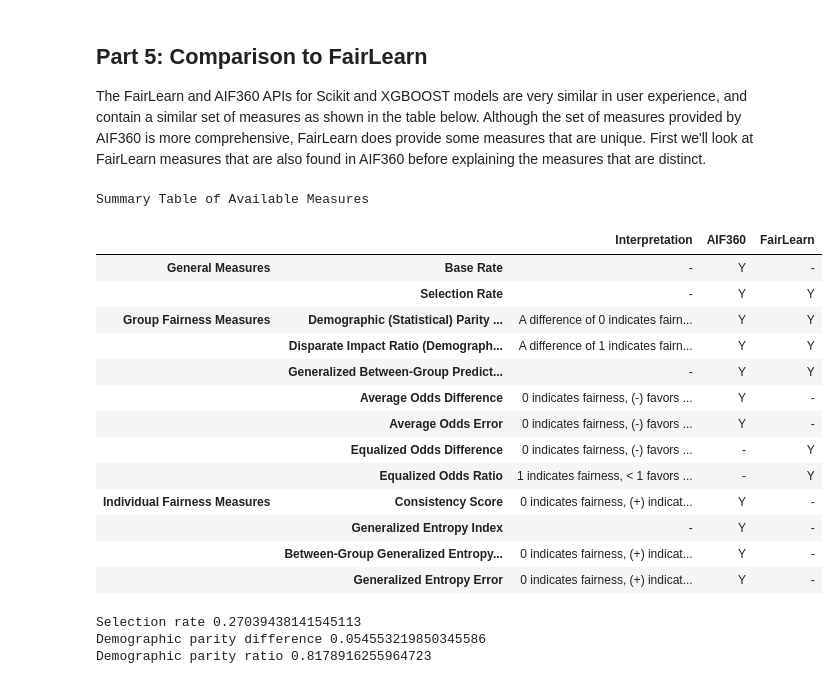
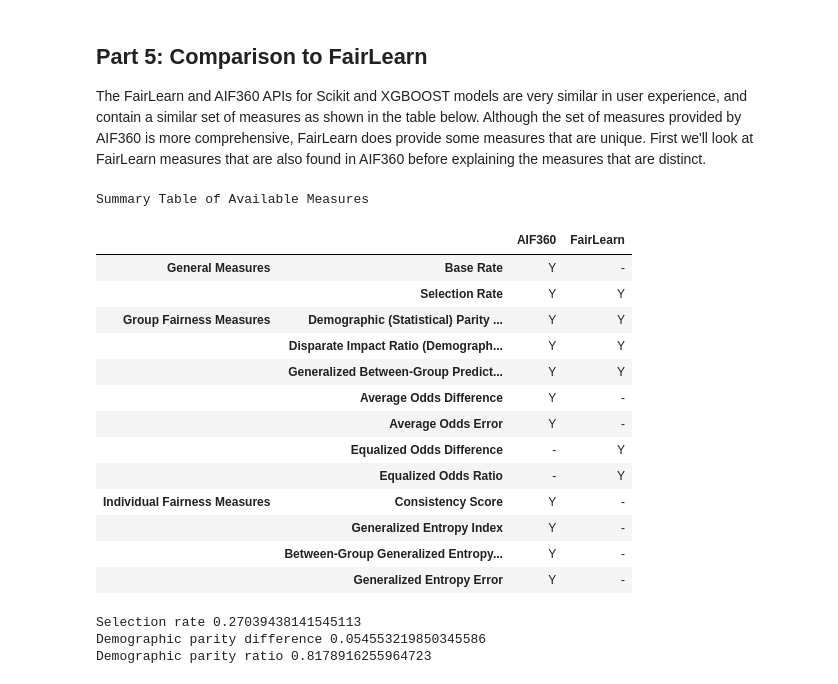
Before and after one commit to KenSciResearch/fairMLHealth, a Jupyter notebook: kdd_fairness_bias/kdd_fairness_in_healthcare_tutorial.ipynb, the cells around one changed output. Drawn from its saved outputs; the diff is of its cells as text; code cells hidden in the pictures.

Commit message:
added more comprehensive tables

```diff
--- a/kdd_fairness_bias/kdd_fairness_in_healthcare_tutorial.ipynb
+++ b/kdd_fairness_bias/kdd_fairness_in_healthcare_tutorial.ipynb
@@ -450,23 +468,23 @@ The FairLearn and AIF360 APIs for Scikit and XGBOOST models are very similar in
 # %%
 # Print Summary Table of Available Measures
 print("Summary Table of Available Measures")
-tutorial_helpers.print_table_of_measures()
+tutorial_helpers.print_table_of_measure_availability()
 # %% [output]
 Summary Table of Available Measures
-|  |  | Interpretation | AIF360 | FairLearn |
-| General Measures | Base Rate | - | Y | - |
-|  | Selection Rate | - | Y | Y |
-| Group Fairness Measures | Demographic (Statistical) Parity ... | A difference of 0 indicates fairn... | Y | Y |
-|  | Disparate Impact Ratio (Demograph... | A difference of 1 indicates fairn... | Y | Y |
-|  | Generalized Between-Group Predict... | - | Y | Y |
-|  | Average Odds Difference | 0 indicates fairness, (-) favors ... | Y | - |
-|  | Average Odds Error | 0 indicates fairness, (-) favors ... | Y | - |
-|  | Equalized Odds Difference | 0 indicates fairness, (-) favors ... | - | Y |
-|  | Equalized Odds Ratio | 1 indicates fairness, < 1 favors ... | - | Y |
-| Individual Fairness Measures | Consistency Score | 0 indicates fairness, (+) indicat... | Y | - |
-|  | Generalized Entropy Index | - | Y | - |
-|  | Between-Group Generalized Entropy... | 0 indicates fairness, (+) indicat... | Y | - |
-|  | Generalized Entropy Error | 0 indicates fairness, (+) indicat... | Y | - |
+|  |  | AIF360 | FairLearn |
+| General Measures | Base Rate | Y | - |
+|  | Selection Rate | Y | Y |
+| Group Fairness Measures | Demographic (Statistical) Parity ... | Y | Y |
+|  | Disparate Impact Ratio (Demograph... | Y | Y |
+|  | Generalized Between-Group Predict... | Y | Y |
+|  | Average Odds Difference | Y | - |
+|  | Average Odds Error | Y | - |
+|  | Equalized Odds Difference | - | Y |
+|  | Equalized Odds Ratio | - | Y |
+| Individual Fairness Measures | Consistency Score | Y | - |
+|  | Generalized Entropy Index | Y | - |
+|  | Between-Group Generalized Entropy... | Y | - |
+|  | Generalized Entropy Error | Y | - |
 # %%
 # Display Example Results for Measures that are Found in AIF360
 print("Selection rate",
```
Also changed, not shown: parts of 2 cells of this notebook, 2 other files.
